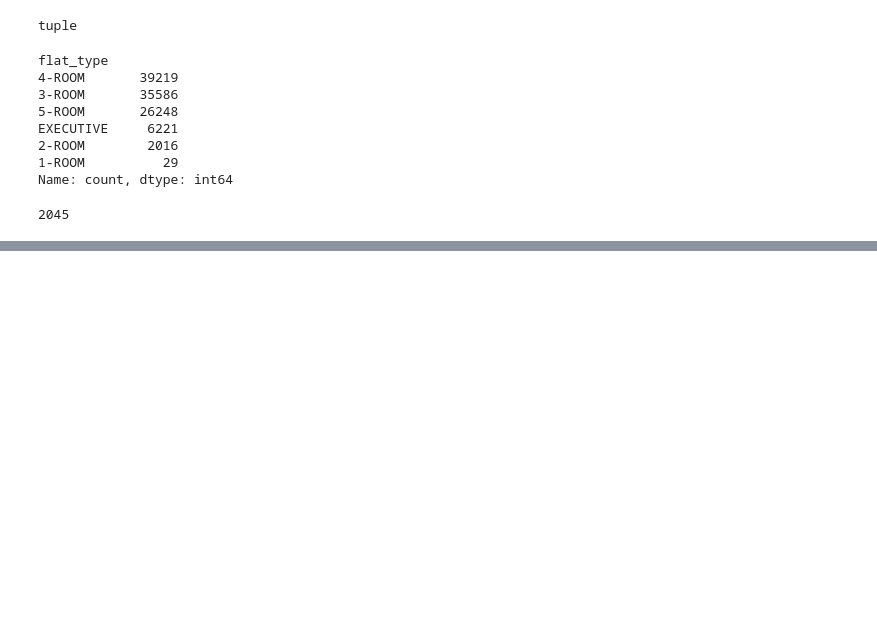
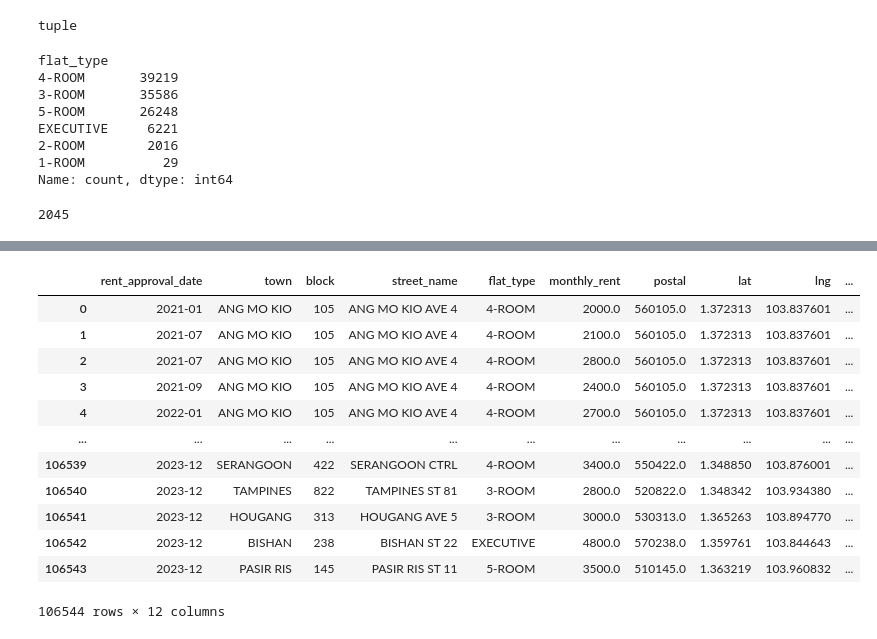
Before and after one commit to priyabiswas12/HDB_Pricing, a Jupyter notebook: notebooks/rental.ipynb, the cells around one changed output, grey strips where cells are left out. Cells and saved outputs as stored; diff of their text form; code cells hidden in the pictures; blank space fills up the shorter version.

```diff
--- a/notebooks/rental.ipynb
+++ b/notebooks/rental.ipynb
@@ -401,0 +458,18 @@ tuple(ft.index)
+# %%
+data=data.dropna()
+data.reset_index(drop=True, inplace=True)
+data
+# %% [output]
+|  | rent_approval_date | town | block | street_name | flat_type | monthly_rent | postal | lat | lng | ... |
+| 0 | 2021-01 | ANG MO KIO | 105 | ANG MO KIO AVE 4 | 4-ROOM | 2000.0 | 560105.0 | 1.372313 | 103.837601 | ... |
+| 1 | 2021-07 | ANG MO KIO | 105 | ANG MO KIO AVE 4 | 4-ROOM | 2100.0 | 560105.0 | 1.372313 | 103.837601 | ... |
+| 2 | 2021-07 | ANG MO KIO | 105 | ANG MO KIO AVE 4 | 4-ROOM | 2800.0 | 560105.0 | 1.372313 | 103.837601 | ... |
+| 3 | 2021-09 | ANG MO KIO | 105 | ANG MO KIO AVE 4 | 4-ROOM | 2400.0 | 560105.0 | 1.372313 | 103.837601 | ... |
+| 4 | 2022-01 | ANG MO KIO | 105 | ANG MO KIO AVE 4 | 4-ROOM | 2700.0 | 560105.0 | 1.372313 | 103.837601 | ... |
+| ... | ... | ... | ... | ... | ... | ... | ... | ... | ... | ... |
+| 106539 | 2023-12 | SERANGOON | 422 | SERANGOON CTRL | 4-ROOM | 3400.0 | 550422.0 | 1.348850 | 103.876001 | ... |
+| 106540 | 2023-12 | TAMPINES | 822 | TAMPINES ST 81 | 3-ROOM | 2800.0 | 520822.0 | 1.348342 | 103.934380 | ... |
+| 106541 | 2023-12 | HOUGANG | 313 | HOUGANG AVE 5 | 3-ROOM | 3000.0 | 530313.0 | 1.365263 | 103.894770 | ... |
+| 106542 | 2023-12 | BISHAN | 238 | BISHAN ST 22 | EXECUTIVE | 4800.0 | 570238.0 | 1.359761 | 103.844643 | ... |
+| 106543 | 2023-12 | PASIR RIS | 145 | PASIR RIS ST 11 | 5-ROOM | 3500.0 | 510145.0 | 1.363219 | 103.960832 | ... |
+106544 rows × 12 columns
```
Also changed, not shown: parts of 11 cells of this notebook, 8 other files.
